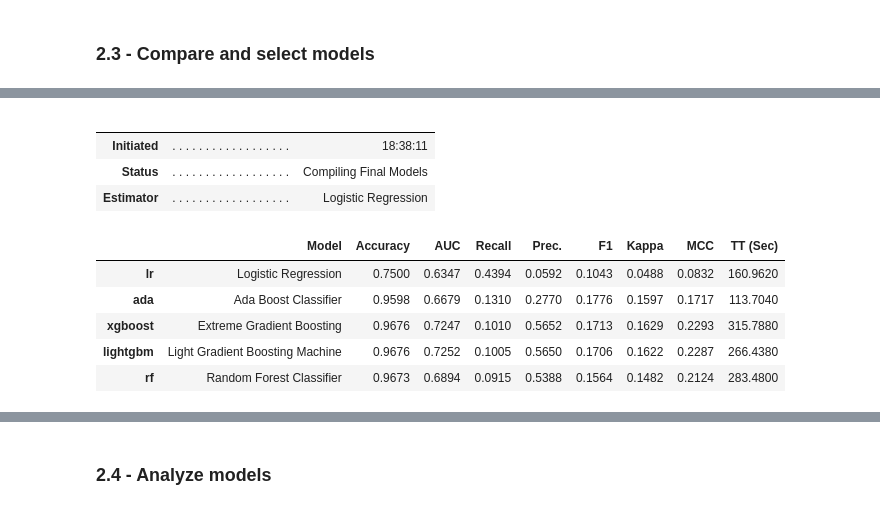
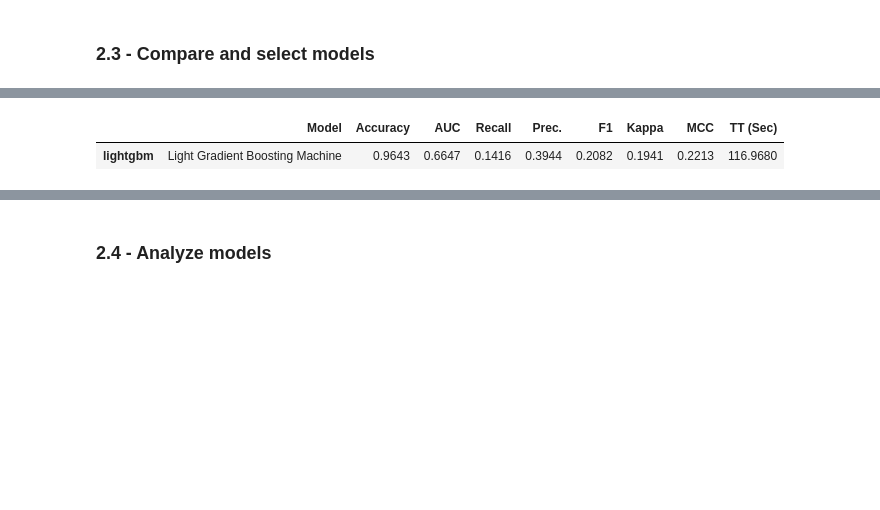
Before and after one commit to leandroaguazaco/data_science_portfolio, a Jupyter notebook: Projects/04-Churn_Telco_Analysis/04_Churn_Telco_Analysis_02_Premodeling.ipynb, the cells around one changed output, grey strips where cells are left out. Drawn from its saved outputs; the diff is of its cells as text; code cells hidden in the pictures; blank space fills up the shorter version.

Commit message:
Tuning model

```diff
--- a/Projects/04-Churn_Telco_Analysis/04_Churn_Telco_Analysis_02_Premodeling.ipynb
+++ b/Projects/04-Churn_Telco_Analysis/04_Churn_Telco_Analysis_02_Premodeling.ipynb
@@ -371,10 +392,10 @@ churn_binaryclass.models()
 # %%
 # 2.3 Compare models: metrics are calculated using cross-validation on the training set
 best_models = churn_binaryclass.compare_models(sort = "Recall",
-                                               n_select = 5,
+                                               n_select = 1,
                                                turbo = True,
                                                budget_time = None,
                                                cross_validation = True,
                                                # include = ['lr', 'nb', 'xgboost', 'lightgbm', 'ada', 'rf']
-                                               include = ['lightgbm', 'xgboost', 'ada', 'rf', 'lr'])
+                                               include = ['lightgbm'])
 # %% [output]
@@ -381,11 +403,2 @@ best_models = churn_binaryclass.compare_models(sort = "Recall",
-|  |  |  |
-|  |  |  |
-| Initiated | . . . . . . . . . . . . . . . . . . | 18:38:11 |
-| Status | . . . . . . . . . . . . . . . . . . | Compiling Final Models |
-| Estimator | . . . . . . . . . . . . . . . . . . | Logistic Regression |
+|  | Model | Accuracy | AUC | Recall | Prec. | F1 | Kappa | MCC | TT (Sec) |
+| lightgbm | Light Gradient Boosting Machine | 0.9643 | 0.6647 | 0.1416 | 0.3944 | 0.2082 | 0.1941 | 0.2213 | 116.9680 |
-|  | Model | Accuracy | AUC | Recall | Prec. | F1 | Kappa | MCC | TT (Sec) |
-| lr | Logistic Regression | 0.7500 | 0.6347 | 0.4394 | 0.0592 | 0.1043 | 0.0488 | 0.0832 | 160.9620 |
-| ada | Ada Boost Classifier | 0.9598 | 0.6679 | 0.1310 | 0.2770 | 0.1776 | 0.1597 | 0.1717 | 113.7040 |
-| xgboost | Extreme Gradient Boosting | 0.9676 | 0.7247 | 0.1010 | 0.5652 | 0.1713 | 0.1629 | 0.2293 | 315.7880 |
-| lightgbm | Light Gradient Boosting Machine | 0.9676 | 0.7252 | 0.1005 | 0.5650 | 0.1706 | 0.1622 | 0.2287 | 266.4380 |
-| rf | Random Forest Classifier | 0.9673 | 0.6894 | 0.0915 | 0.5388 | 0.1564 | 0.1482 | 0.2124 | 283.4800 |
```
Also changed, not shown: parts of 8 cells of this notebook.
